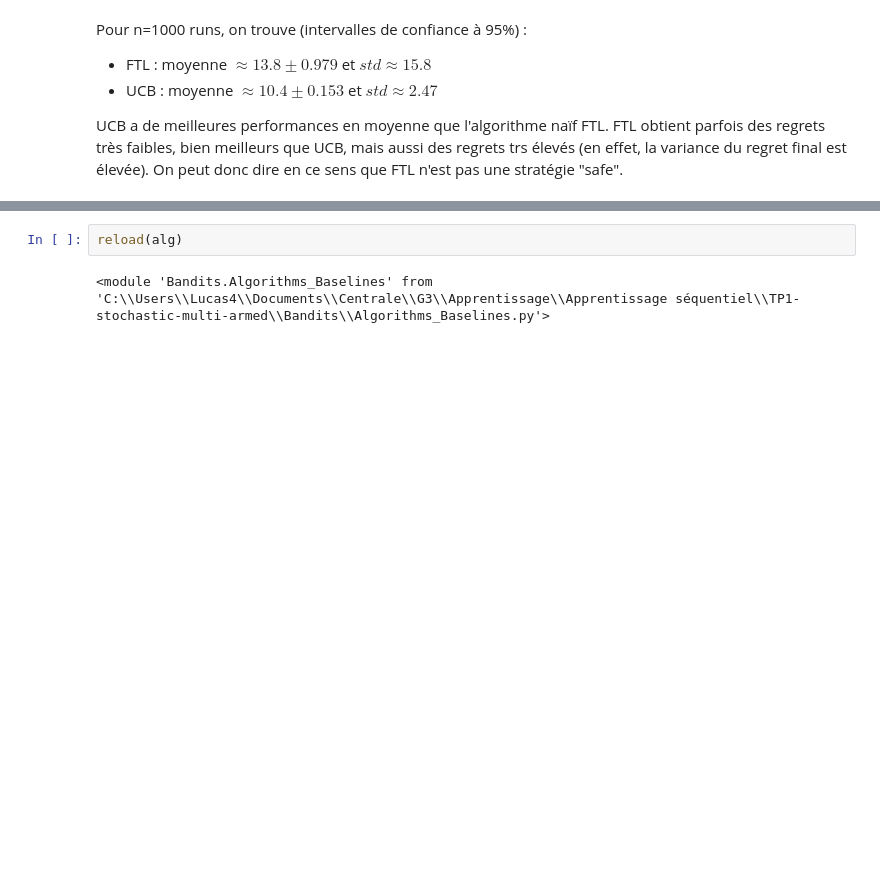
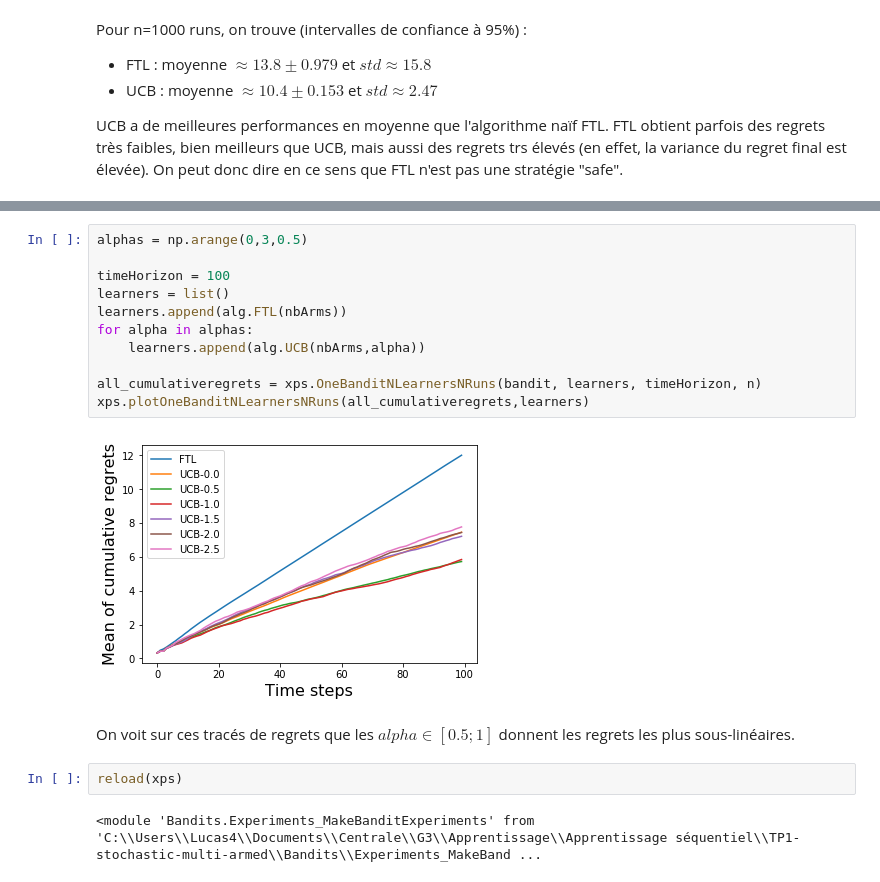
Before and after one commit to lgerrets/TP1-stochastic-multi-armed, a Jupyter notebook: TP1_Bandit_Gerretsen_Mitjans.ipynb, the cells around one changed output, grey strips where cells are left out. Saved outputs shown, nothing was run; the diff lists cells and outputs as text; blank space fills up the shorter version.

```diff
--- a/TP1_Bandit_Gerretsen_Mitjans.ipynb
+++ b/TP1_Bandit_Gerretsen_Mitjans.ipynb
@@ -128,6 +130,21 @@ plt.show()
+# %%
+alphas = np.arange(0,3,0.5)
+
+timeHorizon = 100
+learners = list()
+learners.append(alg.FTL(nbArms))
+for alpha in alphas:
+    learners.append(alg.UCB(nbArms,alpha))
+
+all_cumulativeregrets = xps.OneBanditNLearnersNRuns(bandit, learners, timeHorizon, n)
+xps.plotOneBanditNLearnersNRuns(all_cumulativeregrets,learners)
+# %% [output]
+[figure, added]
+# %% [markdown]
+On voit sur ces tracés de regrets que les $alpha\in [0.5;1]$ donnent les regrets les plus sous-linéaires.
 # %%
-reload(alg)
+reload(xps)
 # %% [output]
-<module 'Bandits.Algorithms_Baselines' from 'C:\\Users\\Lucas4\\Documents\\Centrale\\G3\\Apprentissage\\Apprentissage séquentiel\\TP1-stochastic-multi-armed\\Bandits\\Algorithms_Baselines.py'>
+<module 'Bandits.Experiments_MakeBanditExperiments' from 'C:\\Users\\Lucas4\\Documents\\Centrale\\G3\\Apprentissage\\Apprentissage séquentiel\\TP1-stochastic-multi-armed\\Bandits\\Experiments_MakeBand ...
 # %%
 all_cumulativeregrets[timeHorizon-1,:]
```
Also changed, not shown: parts of 6 cells of this notebook, 2 other files.
